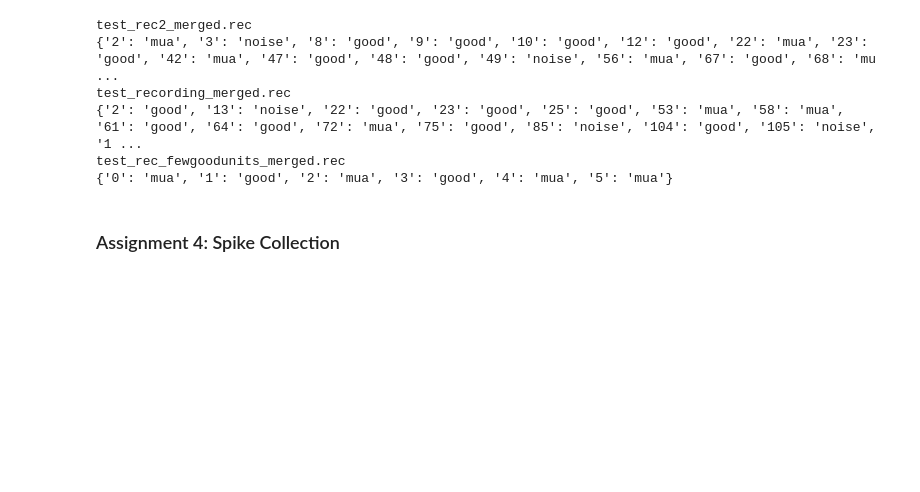
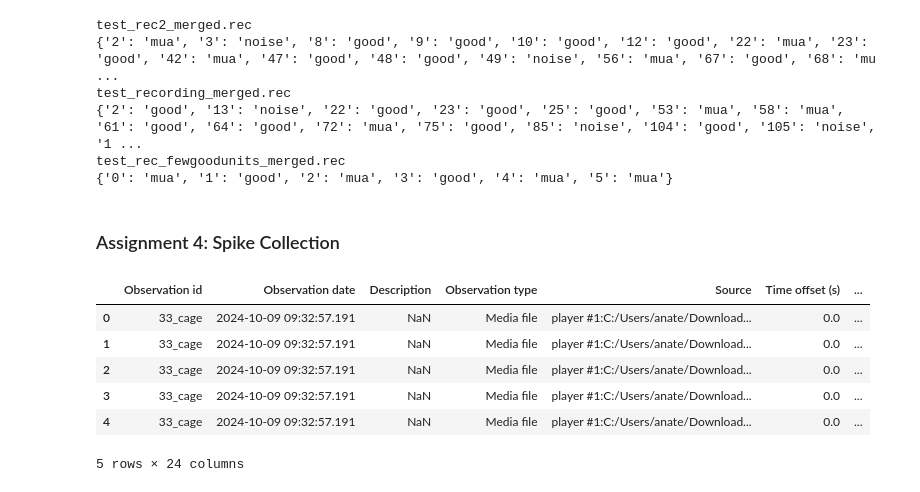
Before and after one commit to tomHep10/diff_fam_social_memory_ephys, a Jupyter notebook: other_peoples_sutff/Thomas/01spike_how_to.ipynb, the cells around one changed output. Saved outputs shown, nothing was run; the diff lists cells and outputs as text; code cells hidden in the pictures; blank space fills up the shorter version.

```diff
--- a/other_peoples_sutff/Thomas/01spike_how_to.ipynb
+++ b/other_peoples_sutff/Thomas/01spike_how_to.ipynb
@@ -686,3 +739,18 @@ test_rec_fewgoodunits_merged.rec
 {'0': 'mua', '1': 'good', '2': 'mua', '3': 'good', '4': 'mua', '5': 'mua'}
 # %% [markdown]
 ### Assignment 4: Spike Collection
+# %%
+behavior_fewgoodunits_path = r'C:\Users\ADMIN\Desktop\Code\diff_fam_social_memory_ephys\spike\tests\test_data\test_rec_fewgoodunits_behavior.csv'
+behavior_test_recording_path = r'C:\Users\ADMIN\Desktop\Code\diff_fam_social_memory_ephys\spike\tests\test_data\test_recording_behavior.csv'
+
+few_good_beahavior = pd.read_csv(behavior_fewgoodunits_path)
+test_recording_behavior = pd.read_csv(behavior_test_recording_path)
+few_good_beahavior.head(5)
+# %% [output]
+|  | Observation id | Observation date | Description | Observation type | Source | Time offset (s) | ... |
+| 0 | 33_cage | 2024-10-09 09:32:57.191 | NaN | Media file | player #1:C:/Users/anate/Download... | 0.0 | ... |
+| 1 | 33_cage | 2024-10-09 09:32:57.191 | NaN | Media file | player #1:C:/Users/anate/Download... | 0.0 | ... |
+| 2 | 33_cage | 2024-10-09 09:32:57.191 | NaN | Media file | player #1:C:/Users/anate/Download... | 0.0 | ... |
+| 3 | 33_cage | 2024-10-09 09:32:57.191 | NaN | Media file | player #1:C:/Users/anate/Download... | 0.0 | ... |
+| 4 | 33_cage | 2024-10-09 09:32:57.191 | NaN | Media file | player #1:C:/Users/anate/Download... | 0.0 | ... |
+5 rows × 24 columns
```
Also changed, not shown: parts of 10 cells of this notebook, 1 other file.
